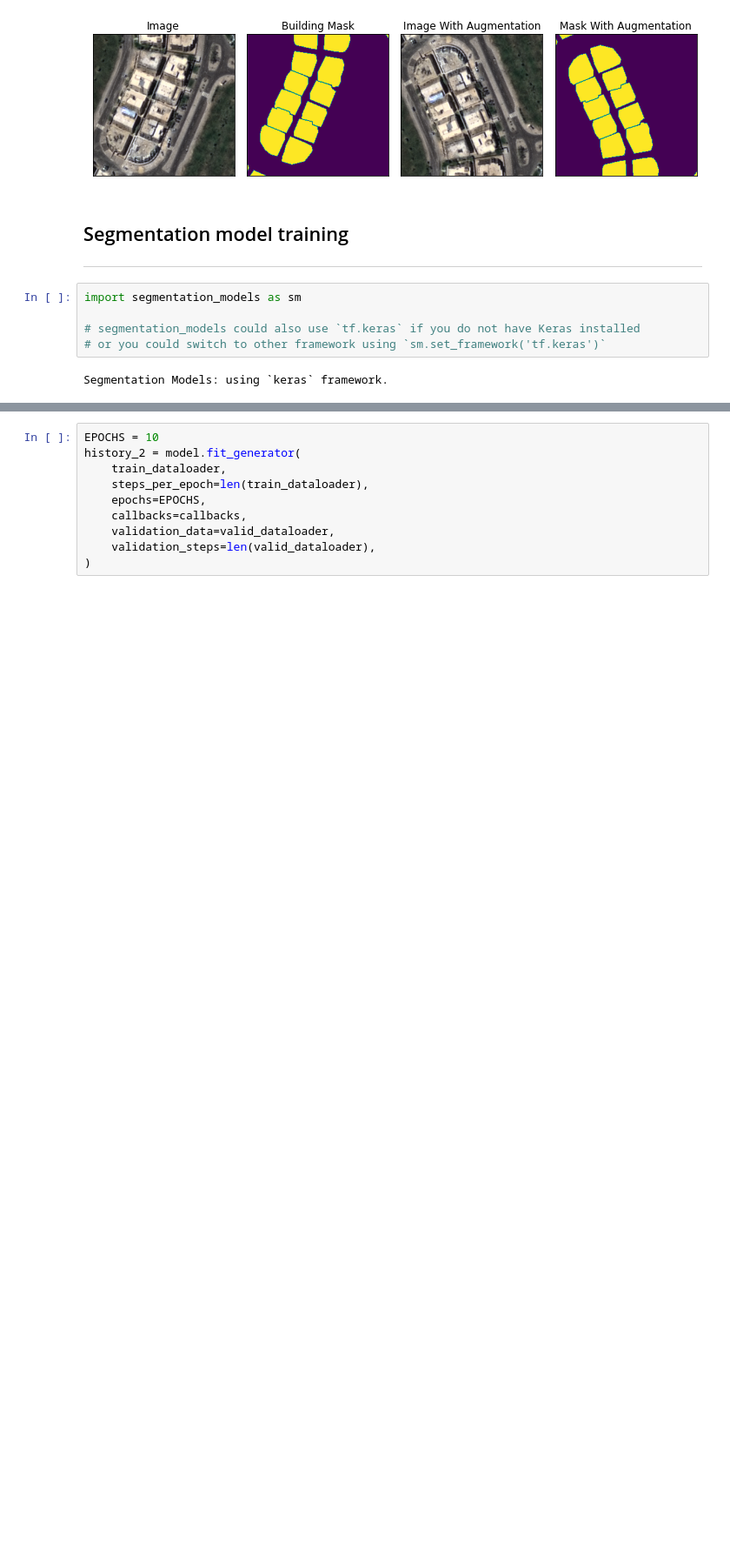
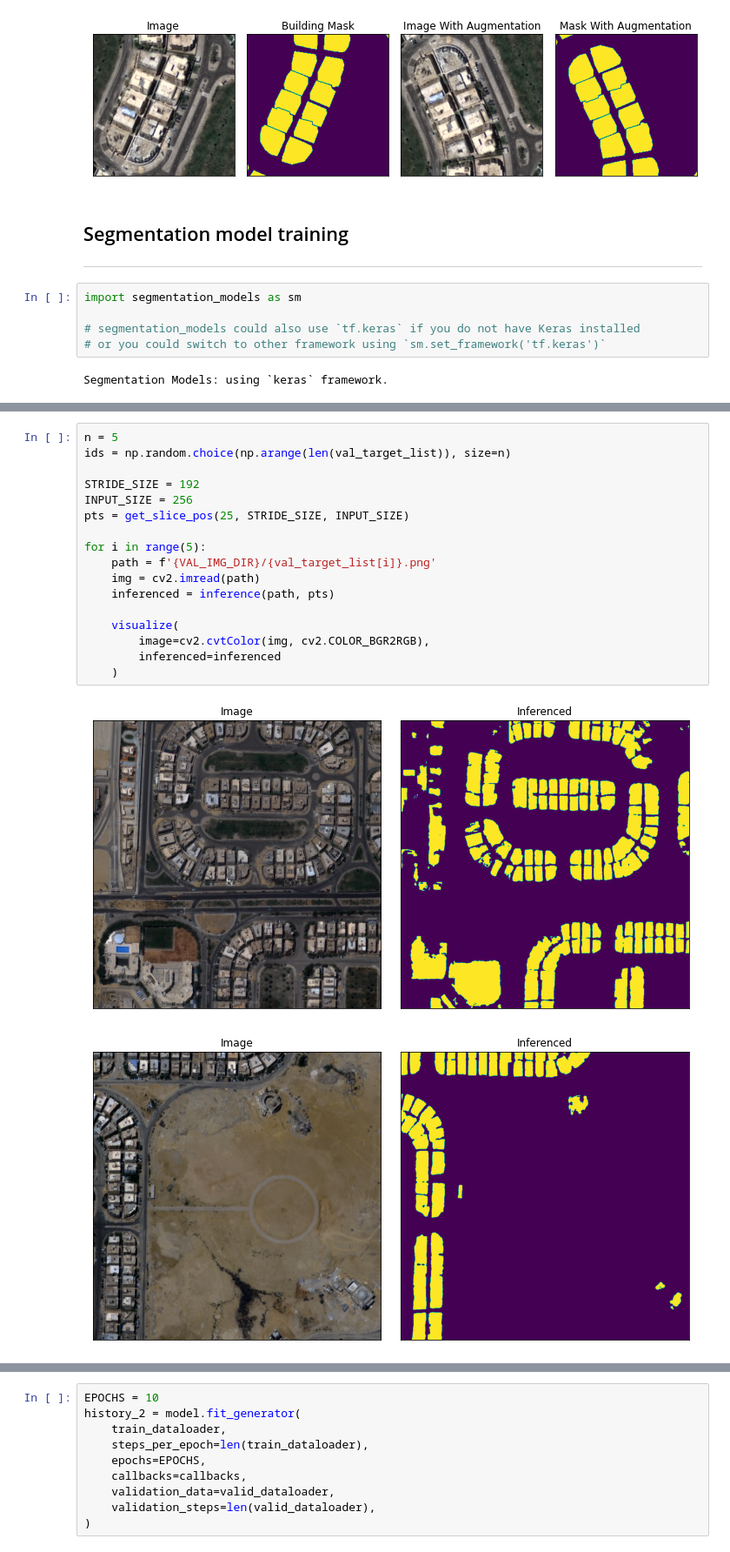
Before and after one commit to AIFFEL-FREESIA/Model, a Jupyter notebook: E3_Unet_building_256_256_crop.ipynb, the cells around one changed output, grey strips where cells are left out. Shown at 87% size. Drawn from its saved outputs; the diff is of its cells as text; blank space fills up the shorter version.

```diff
--- a/E3_Unet_building_256_256_crop.ipynb
+++ b/E3_Unet_building_256_256_crop.ipynb
@@ -642,0 +637,20 @@ show_history_plot(history.history)
+# %%
+n = 5
+ids = np.random.choice(np.arange(len(val_target_list)), size=n)
+
+STRIDE_SIZE = 192
+INPUT_SIZE = 256
+pts = get_slice_pos(25, STRIDE_SIZE, INPUT_SIZE)
+
+for i in range(5):
+    path = f'{VAL_IMG_DIR}/{val_target_list[i]}.png'
+    img = cv2.imread(path)
+    inferenced = inference(path, pts)
+
+    visualize(
+        image=cv2.cvtColor(img, cv2.COLOR_BGR2RGB),
+        inferenced=inferenced
+    )
+# %% [output]
+[figure, added]
+[figure, added]
```
Also changed, not shown: parts of 19 cells of this notebook.
